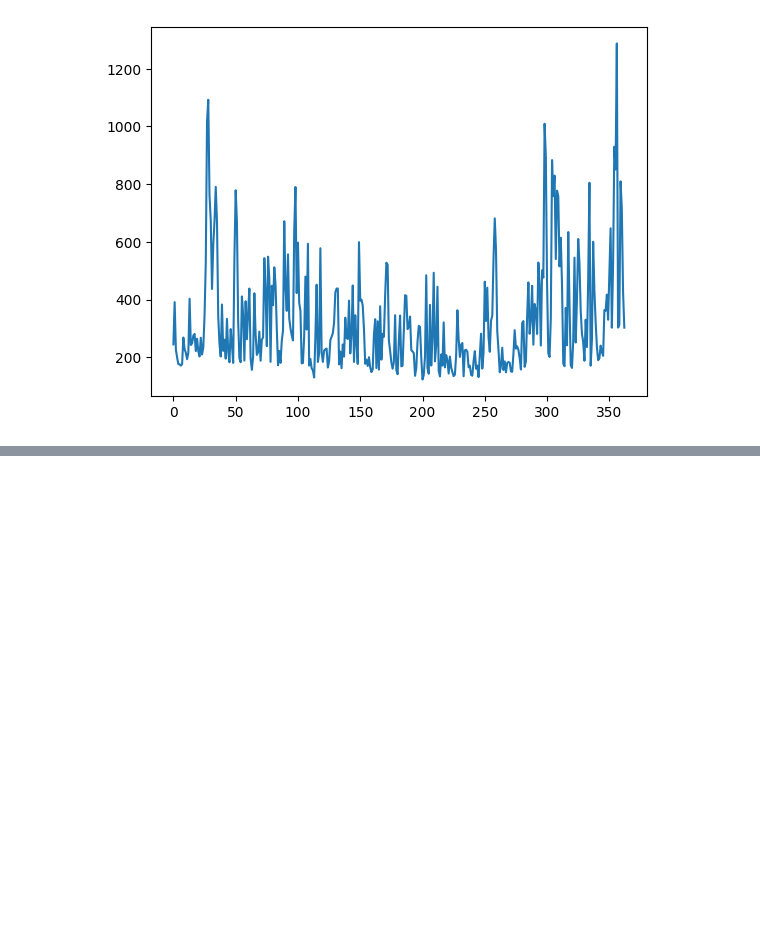
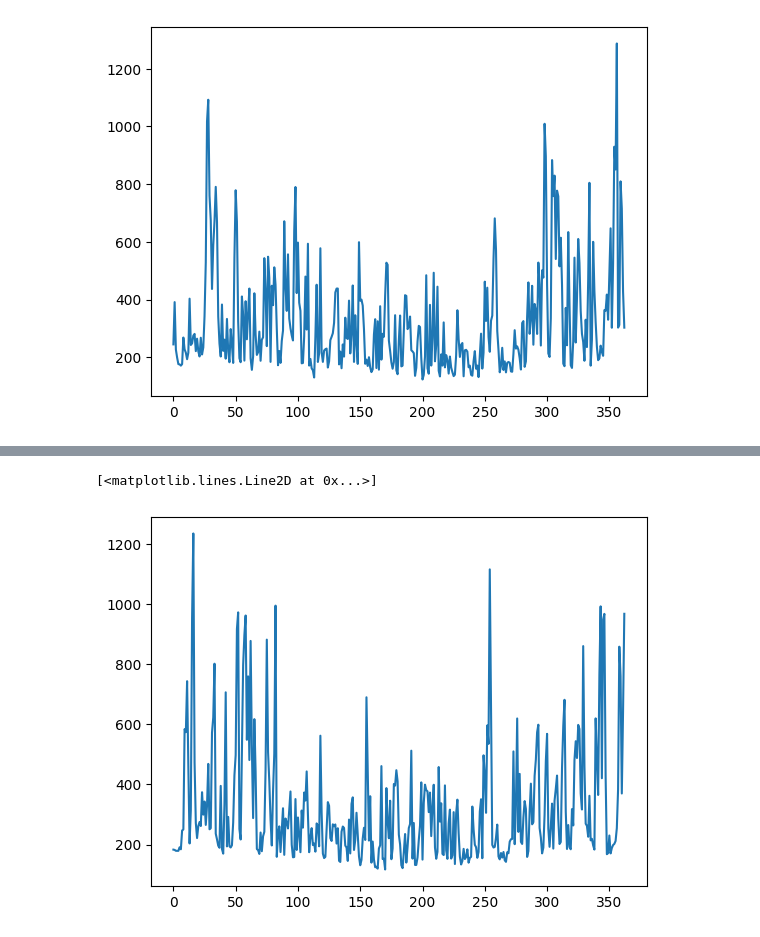
Before and after one commit to glopezcafaggi/engie_api, a Jupyter notebook: ml/cnnmodel.ipynb, the cells around one changed output, grey strips where cells are left out. Saved outputs shown, nothing was run; the diff lists cells and outputs as text; code cells hidden in the pictures; blank space fills up the shorter version.

```diff
--- a/ml/cnnmodel.ipynb
+++ b/ml/cnnmodel.ipynb
@@ -149,6 +149,9 @@ data_plot[:90].plot()
 12/12 ━━━━━━━━━━━━━━━━━━━━ 0s 7ms/step
 <Axes: >
 [figure]
+# %%
+from utils.model_utils import predict
+model = load_model('models/model1.keras')
 # %%
 data.shape, data_ml.shape
 # %% [output]
@@ -180,3 +183,6 @@ plt.plot(predictions(data[:365]))
 12/12 ━━━━━━━━━━━━━━━━━━━━ 0s 3ms/step
 [<matplotlib.lines.Line2D at 0x...>]
 [figure]
+# %%
+data1 =  pd.read_json('../data/json/jdata1.json', orient='split')
+data1
@@ -182,0 +203,6 @@ plt.plot(predictions(data[:365]))
+# %%
+def predictions(data):
+    data_ml = feature_pipeline(data)
+    X  = df_to_X_y(data_ml)[0]
+    array = model.predict(X)
+    return array
@@ -182,0 +230,3 @@ plt.plot(predictions(data[:365]))
+# %%
+plt.plot(predictions(data1))
+# %% [output]
@@ -182,0 +234,2 @@ plt.plot(predictions(data[:365]))
+[<matplotlib.lines.Line2D at 0x...>]
+[figure, added]
```
Also changed, not shown: parts of 4 cells of this notebook, 3 other files.
